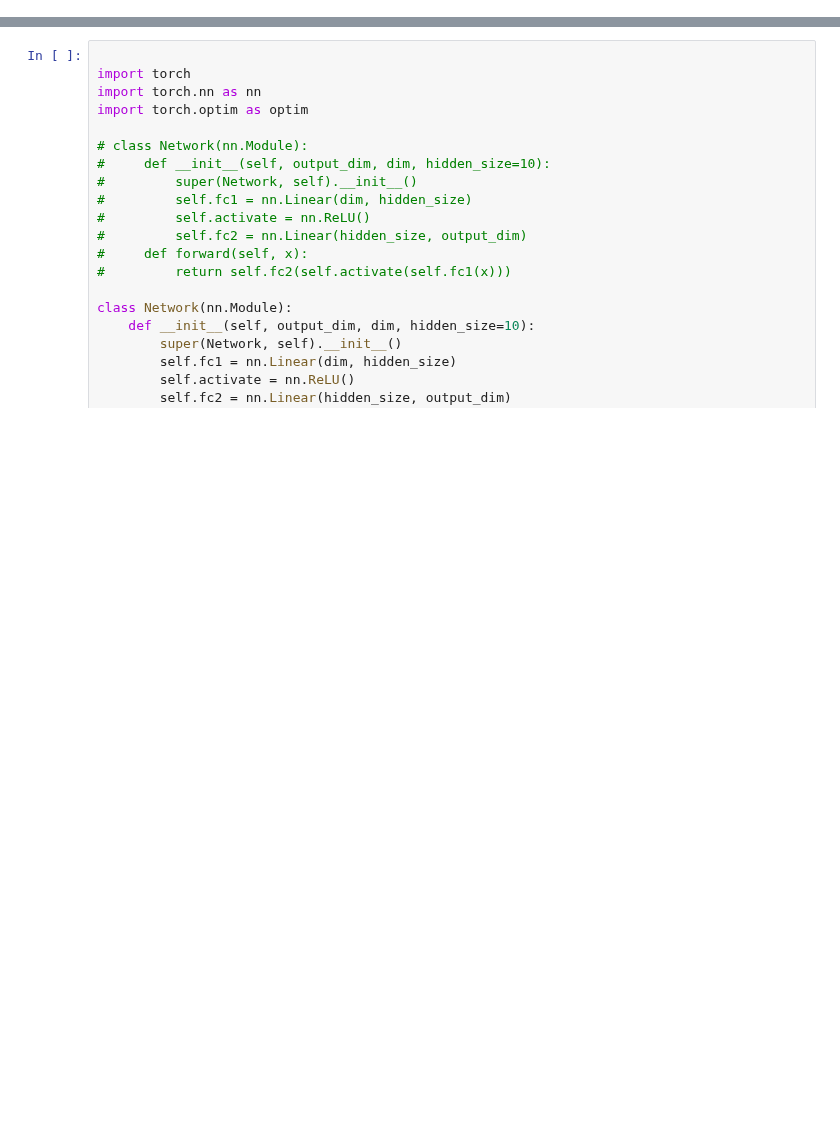
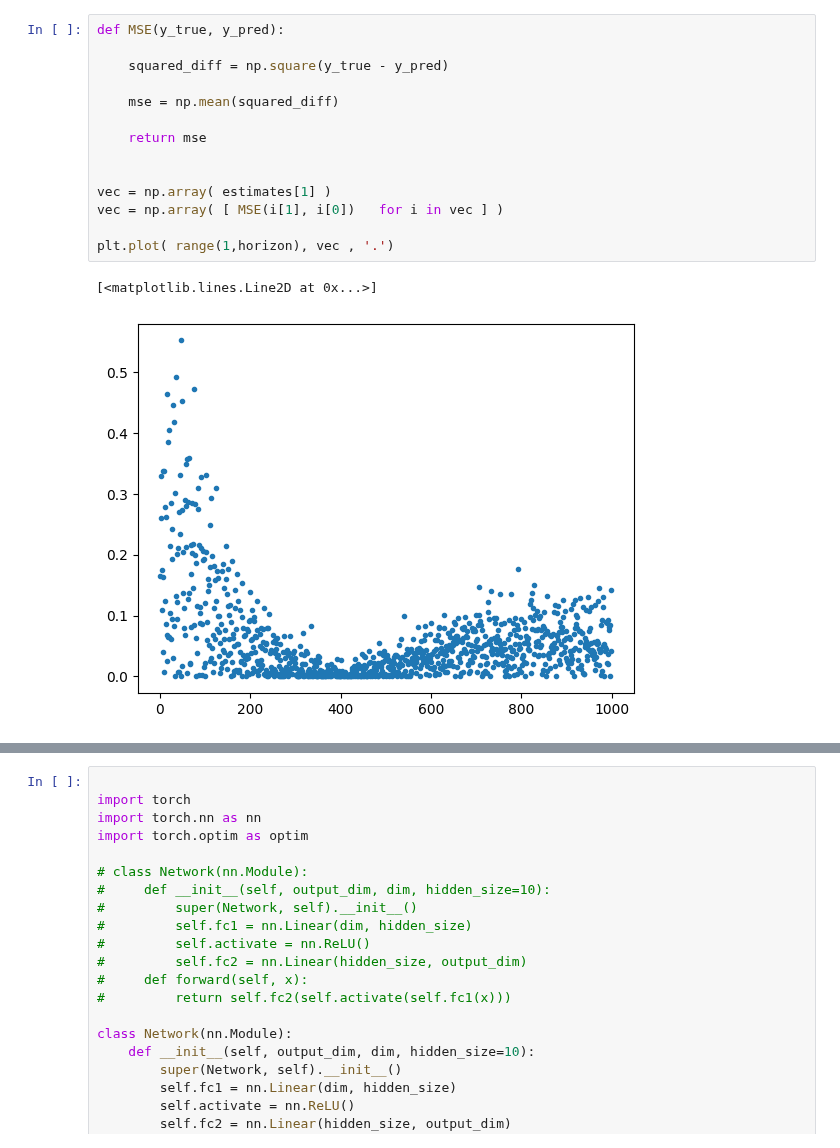
Before and after one commit to MaxHeuillet/neuralCBPside, a Jupyter notebook: benchmark_neural.ipynb, the cells around one changed output, grey strips where cells are left out. Drawn from its saved outputs; the diff is of its cells as text; blank space fills up the shorter version.

```diff
--- a/benchmark_neural.ipynb
+++ b/benchmark_neural.ipynb
@@ -155,0 +176,17 @@ KeyboardInterrupt:
+# %%
+def MSE(y_true, y_pred):
+
+    squared_diff = np.square(y_true - y_pred)
+
+    mse = np.mean(squared_diff)
+
+    return mse
+
+
+vec = np.array( estimates[1] )
+vec = np.array( [ MSE(i[1], i[0])   for i in vec ] )
+
+plt.plot( range(1,horizon), vec , '.')
+# %% [output]
+[<matplotlib.lines.Line2D at 0x...>]
+[figure, added]
```
Also changed, not shown: parts of 12 cells of this notebook, 3 other files.
